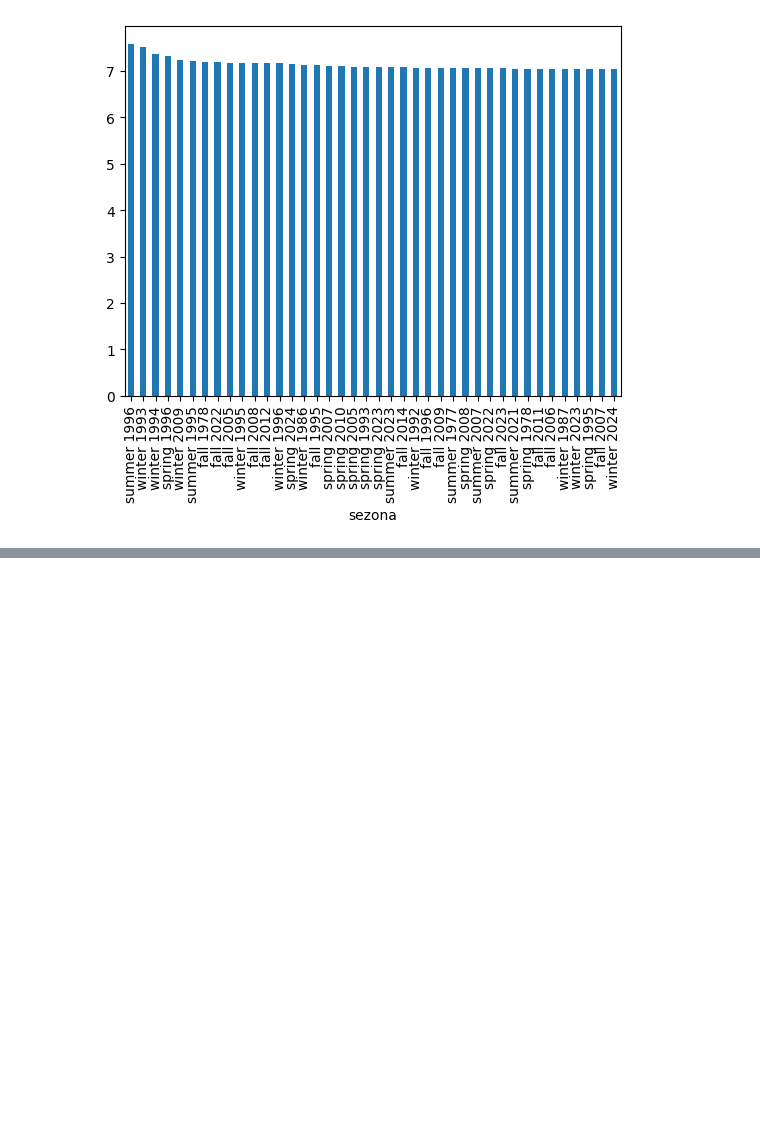
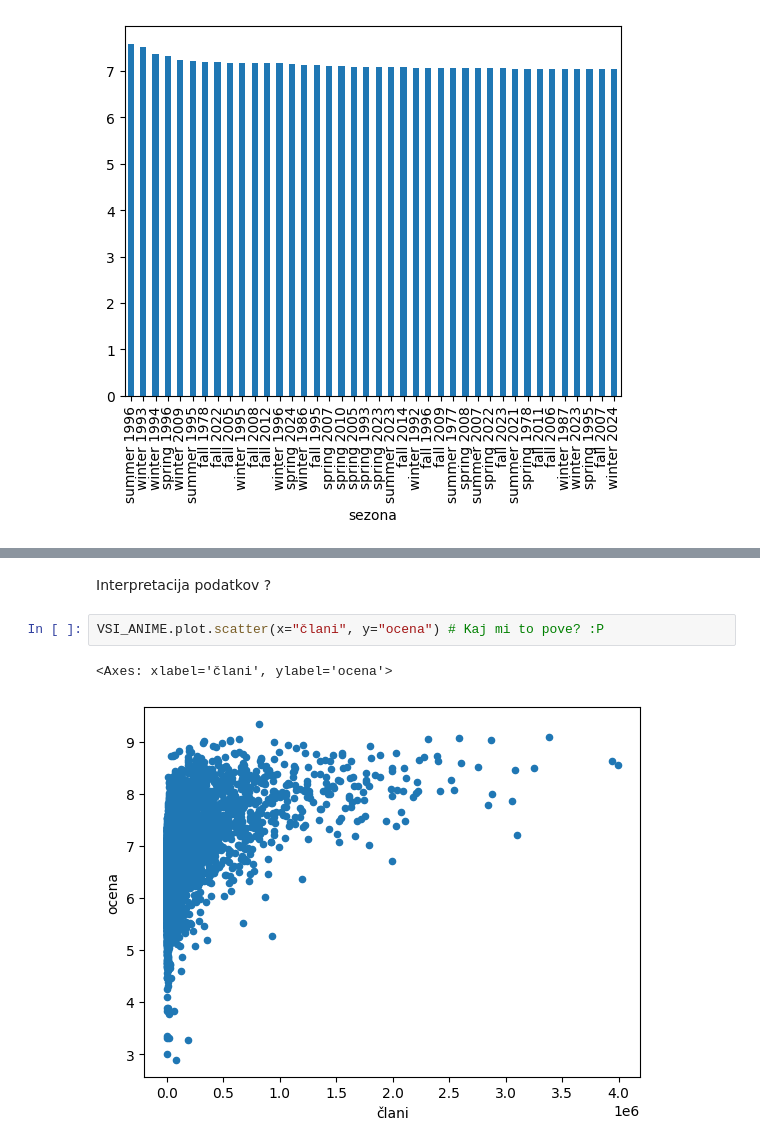
Before and after one commit to lrozman/Projektna-naloga-UVP---Rozman-Lara, a Jupyter notebook: analiza.ipynb, the cells around one changed output, grey strips where cells are left out. Saved outputs shown, nothing was run; the diff lists cells and outputs as text; blank space fills up the shorter version.

```diff
--- a/analiza.ipynb
+++ b/analiza.ipynb
@@ -390,0 +413,7 @@ podtabela_sezone.groupby("sezona")["ocena"].mean().sort_values(ascending=False).
+# %% [markdown]
+Interpretacija podatkov ?
+# %%
+VSI_ANIME.plot.scatter(x="člani", y="ocena") # Kaj mi to pove? :P
+# %% [output]
+<Axes: xlabel='člani', ylabel='ocena'>
+[figure, added]
```
Also changed, not shown: parts of 18 cells of this notebook.
